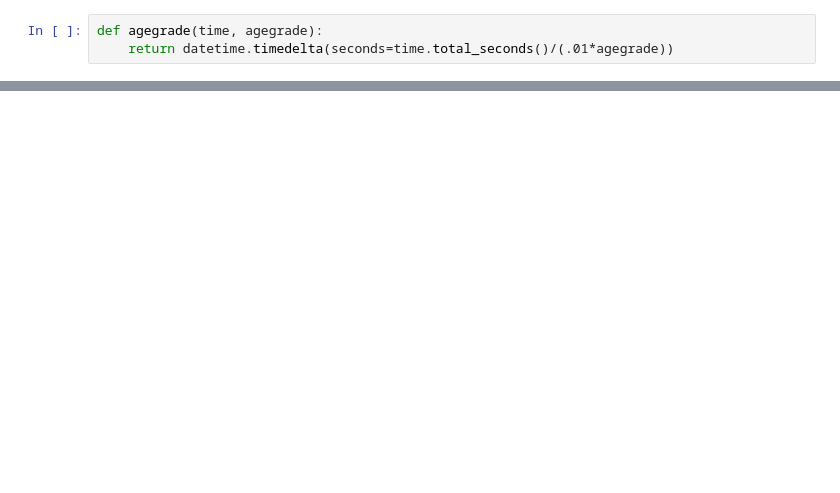
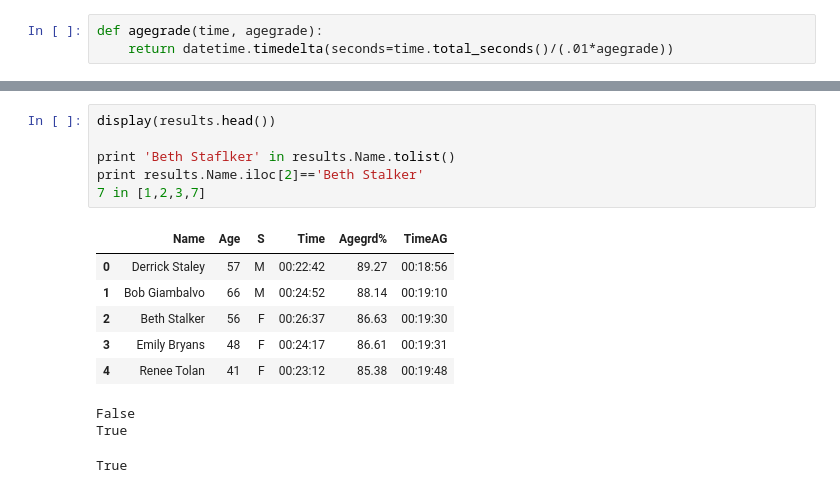
Before and after one commit to bnorthan/rotg-us, a Jupyter notebook: notebooks/ROTG_MINI_GRAND_PRIX.ipynb, the cells around one changed output, grey strips where cells are left out. Cells and saved outputs as stored; diff of their text form; blank space fills up the shorter version.

```diff
--- a/notebooks/ROTG_MINI_GRAND_PRIX.ipynb
+++ b/notebooks/ROTG_MINI_GRAND_PRIX.ipynb
@@ -27,0 +122,16 @@ def agegrade(time, agegrade):
+# %%
+display(results.head())
+
+print 'Beth Staflker' in results.Name.tolist()
+print results.Name.iloc[2]=='Beth Stalker'
+7 in [1,2,3,7]
+# %% [output]
+|  | Name | Age | S | Time | Agegrd% | TimeAG |
+| 0 | Derrick Staley | 57 | M | 00:22:42 | 89.27 | 00:18:56 |
+| 1 | Bob Giambalvo | 66 | M | 00:24:52 | 88.14 | 00:19:10 |
+| 2 | Beth Stalker | 56 | F | 00:26:37 | 86.63 | 00:19:30 |
+| 3 | Emily Bryans | 48 | F | 00:24:17 | 86.61 | 00:19:31 |
+| 4 | Renee Tolan | 41 | F | 00:23:12 | 85.38 | 00:19:48 |
+False
+True
+True
```
Also changed, not shown: parts of 32 cells of this notebook, 31 other files.
